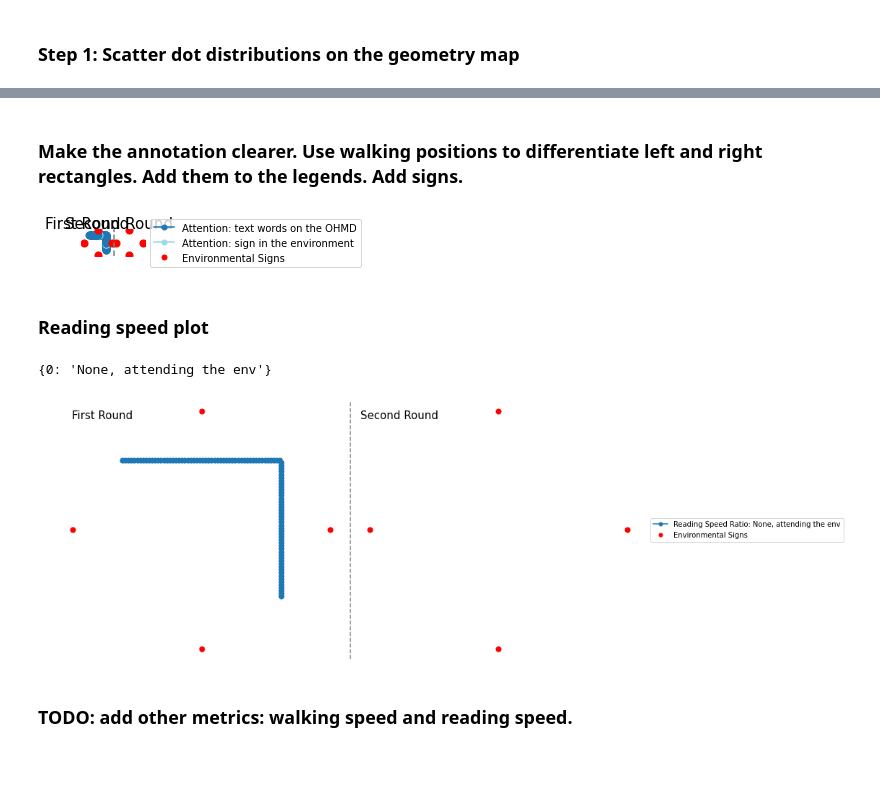
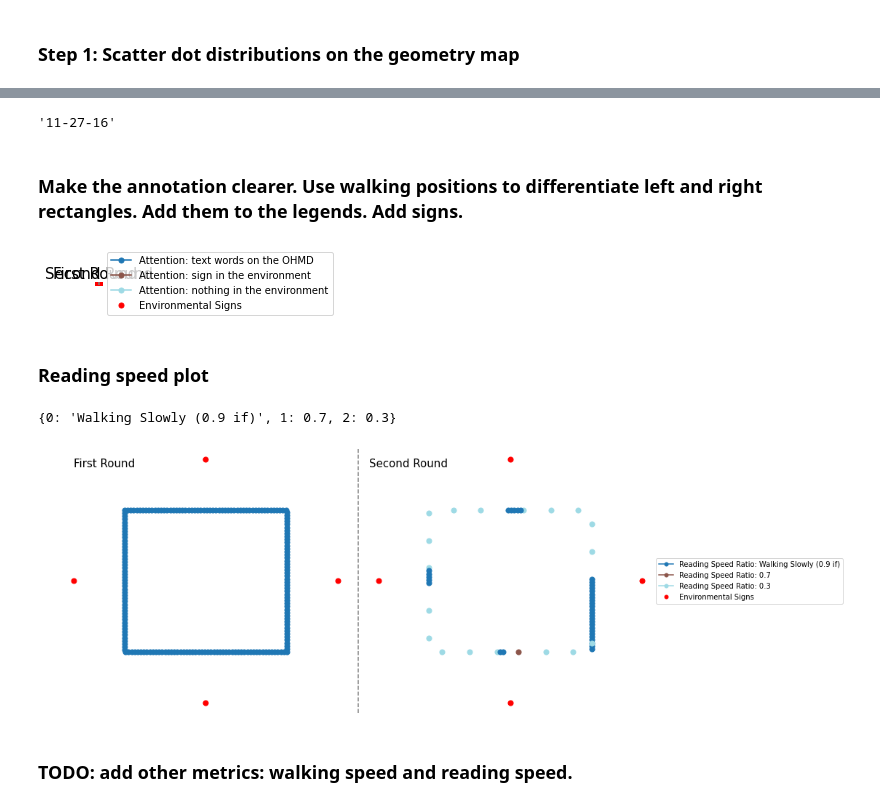
Before and after one commit to BaiYunpeng1949/heads-up-multitasker, a Jupyter notebook: study data/Study 4/Study 4.ipynb, the cells around one changed output, grey strips where cells are left out. Saved outputs shown, nothing was run; the diff lists cells and outputs as text; code cells hidden in the pictures; blank space fills up the shorter version.

Commit message:
1127 - test - hrl - study4 - PPO_40. Plot the agent is unwilling to stop, but keeps walking.

```diff
--- a/study data/Study 4/Study 4.ipynb
+++ b/study data/Study 4/Study 4.ipynb
@@ -121,3 +119,17 @@ plt.show()
+# %%
+# Load the updated CSV file to get the data
+file_path_updated = '11-27-16/11-27-16-study4_data.csv' #'11-27-09-study4_data.csv'    # The very original dataset: 11-26-16-study4_data.csv
+
+# Get the temporal prefix
+last_hyphen_index = file_path_updated.rfind('-')
+prefix = file_path_updated[:last_hyphen_index]
+
+if '/' in prefix:
+    prefix = prefix.split('/')[0]
+# %%
+prefix
+# %% [output]
+'11-27-16'
 # %% [markdown]
 ### Make the annotation clearer. Use walking positions to differentiate left and right rectangles. Add them to the legends. Add signs.
 # %%
@@ -128,7 +140,7 @@ import matplotlib.pyplot as plt
 from ast import literal_eval
 
 # Load the updated CSV file to get the data
-file_path_updated = '11-27-09-study4_data.csv'    # The very original dataset: 11-26-16-study4_data.csv
+# file_path_updated = '11-27-09-study4_data.csv'    # The very original dataset: 11-26-16-study4_data.csv
 data_updated = pd.read_csv(file_path_updated)
 
 # Function to convert string representations of lists into actual lists
@@ -219,8 +231,8 @@ def plot_sign_positions(sign_positions, sign_offset, left_offset_x, right_offset
         ax.scatter(pos_x, pos_y, color=color, s=50)  # s is the size of the dot
 
 # Calculate the offsets for the left and right rectangles
+left_rect_offset = 3
 rectangle_offset = 7
-left_rect_offset = 3
 right_rect_offset = left_rect_offset + width + rectangle_offset  # 5 units of space between rectangles
 sign_offset = 2.5
 
@@ -241,36 +253,37 @@ ax.text(left_rect_offset-1, height + 2, 'First Round', ha='center', va='bottom',
 ax.text(right_rect_offset-1, height + 2, 'Second Round', ha='center', va='bottom', fontsize=15)
 
 # Set the plot limits
-ax.set_xlim(-1, 2 * width + second_rect_offset + 0.5)  # Adjust for spacing between rectangles and borders
+ax.set_xlim(-1, right_rect_offset + width + sign_offset + 0.5)  # Adjust for spacing between rectangles and borders
 ax.set_ylim(-3, height + 3)
 
 # Keep the aspect ratio square
 ax.set_aspect('equal')
 
 # Remove axis labels and ticks
 ax.axis('off')
 
 ###################################################################################
 attention_legend_handles = [
     plt.Line2D([0], [0], marker='o', color=color, label=f'Attention: {index_to_attention[idx]}', markersize=5)
     for idx, color in attention_colors.items()
 ]
 
 # Add a legend handle for 'environmental signs'
 environmental_signs_handle = plt.Line2D([0], [0], marker='o', color='red', linestyle='None', label='Environmental Signs', markersize=5)
 attention_legend_handles.append(environmental_signs_handle)
 
 ax.legend(handles=attention_legend_handles, loc='center left', bbox_to_anchor=(1, 0.5))
 ###################################################################################
 
 # Save the figure
-fig.savefig('step_by_step_attention_allocation.png', dpi=300, bbox_inches='tight')
+save_fig_path = f'{prefix}/{prefix}-step_by_step_attention_allocation.png'
+fig.savefig(save_fig_path, dpi=300, bbox_inches='tight')
 
 # Show the plot
 plt.tight_layout()
 plt.show()
 # %% [output]
-[figure, old version]
+[figure, new version]
 # %% [markdown]
 ### Reading speed plot
 # %%
@@ -281,7 +294,7 @@ import matplotlib.pyplot as plt
 from ast import literal_eval
 
 # Load the updated CSV file to get the data
-file_path_updated = '11-27-09-study4_data.csv'
+# file_path_updated = '11-27-09-study4_data.csv'
 data_updated = pd.read_csv(file_path_updated)
 
 # Function to convert string representations of lists into actual lists
@@ -325,7 +338,7 @@ reading_ratios_colors = {index: colors(i) for i, index in enumerate(unique_readi
 ###################################################################################
 # Invert the attention_to_index dictionary to map indices back to original attentions - THE PLACE WHERE I GET ORIGINAL LABELS
 index_to_reading_ratios = {idx: rr for rr, idx in reading_ratios_to_index.items()}
-index_to_reading_ratios[0] = 'None, attending the env'
+index_to_reading_ratios[0] = 'Walking Slowly (0.9 if)'
 print(index_to_reading_ratios)
 ###################################################################################
 
@@ -406,7 +419,7 @@ ax.text(left_rect_offset-1, height + 2, 'First Round', ha='center', va='bottom',
 ax.text(right_rect_offset-1, height + 2, 'Second Round', ha='center', va='bottom', fontsize=15)
 
 # Set the plot limits
-ax.set_xlim(-1, 2 * width + second_rect_offset + 0.5)  # Adjust for spacing between rectangles and borders
+ax.set_xlim(-1, right_rect_offset + width + sign_offset + 0.5)  # Adjust for spacing between rectangles and borders
 ax.set_ylim(-3, height + 3)
 
 # Keep the aspect ratio square
@@ -429,14 +442,14 @@ ax.legend(handles=attention_legend_handles, loc='center left', bbox_to_anchor=(1
 ###################################################################################
 
 # Save the figure
-fig.savefig('step_by_step_reading_ratios.png', dpi=300, bbox_inches='tight')
+fig.savefig(f'{prefix}/{prefix}-step_by_step_reading_ratios.png', dpi=300, bbox_inches='tight')
 
 # Show the plot
 plt.tight_layout()
 plt.show()
 # %% [output]
-{0: 'None, attending the env'}
+{0: 'Walking Slowly (0.9 if)', 1: 0.7, 2: 0.3}
-[figure, old version]
+[figure, new version]
 # %%
 # # Import necessary libraries
 # import pandas as pd
```
Also changed, not shown: parts of 1 cell of this notebook, 11 other files.
